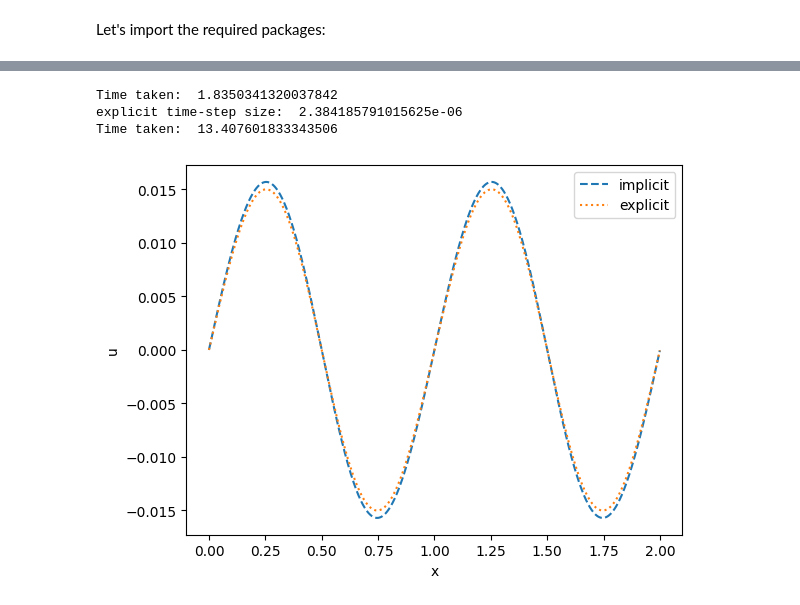
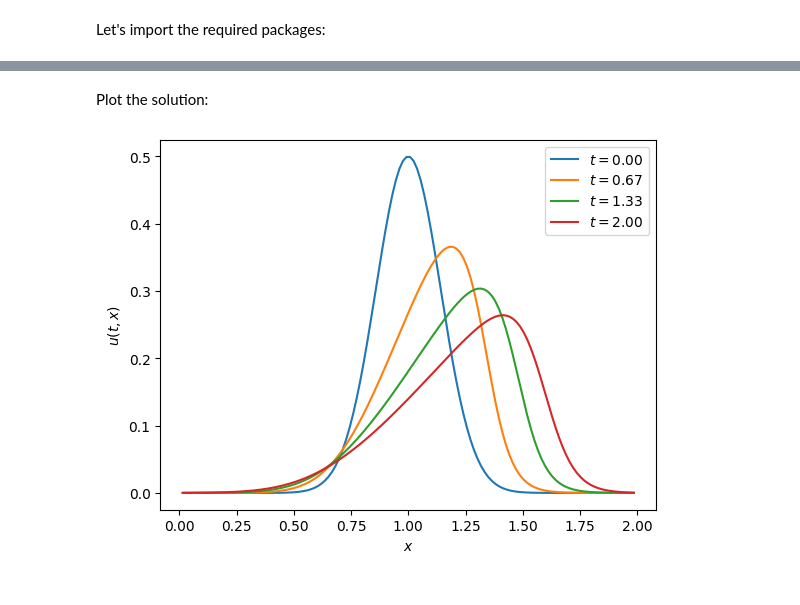
Before and after one commit to christianfenton/jax-fno, a Jupyter notebook: examples/solve_burgers.ipynb, the cells around one changed output, grey strips where cells are left out. Cells and saved outputs as stored; diff of their text form; code cells hidden in the pictures.

Commit message:
Completed upgrade to IVP solver. Now mathes 'scipy's' interface.

```diff
--- a/examples/solve_burgers.ipynb
+++ b/examples/solve_burgers.ipynb
@@ -22,0 +100,9 @@ Now, let's solve the Burgers' equation with Dirichlet boundary conditions.
+# %%
+nu = 1e-2
+bc_values = (0.0, 0.0)
+L = 2.0  # Domain length
+nx = 128  # grid points
+dx = L / (nx + 1)  # grid spacing
+x = jnp.arange(dx, L, dx)  # grid
+
+fun = lambda t, u : burgers_rhs(t, u, nu, bc_values[0], bc_values[1], dx)
@@ -22,0 +111,6 @@ Now, let's solve the Burgers' equation with Dirichlet boundary conditions.
+# %%
+# Create Gaussian initial condition
+center=1.0
+width=0.2
+amplitude=0.5
+y0 = amplitude * jnp.exp(-((x - center) / width) ** 2)
@@ -153,48 +133,11 @@ def solve_burgers_1d(u0, t_final, dt, dx, nu):
-# %%
-# Setup
-nu = 5e-2
-bc_type = solve_ivp.BCType.PERIODIC
-params = {'nu': nu, 'bc_type': bc_type}
-L = 2.0
-nx = 4096
-t_span = (0.0, 2.0)
-
-# Governing equation and Jacobian vector product
-r = solve_ivp.burgers_residual_1d
-jvp = solve_ivp.burgers_jvp_1d
-
-# Initial condition
-amplitude=1.0
-frequency=2.0
-phase=0.0
-sine_ic = jax.jit(lambda x: amplitude * jnp.sin(frequency * jnp.pi * x + phase))
-
-# Solve with implicit (BDF + Newton-Raphson) method
-start_time = time.time()
-t, x, u = solve_ivp.solve(sine_ic, t_span, r, params, L=L, nx=nx, jvp_fn=jvp, dt=1e-2, save_every=100, tol=1e-4, tol_gmres=1e-4)
-u.block_until_ready()
-elapsed_time = time.time() - start_time
-print('Time taken: ', elapsed_time)
-
-# Solve with explicit (midpoint) method
-u0 = sine_ic(x)
-dx = L / nx
-dt = min(dx / jnp.amax(u0), 0.5 * dx**2 / nu)
-print('explicit time-step size: ', dt)
-start_time = time.time()
-uf, _, _ = solve_burgers_1d(u0, t_span[1], dt=dt, dx=dx, nu=nu)
-uf.block_until_ready()
-elapsed_time = time.time() - start_time
-print('Time taken: ', elapsed_time)
-
-fig, ax = plt.subplots()
-ax.plot(x, u[-1, :], ls='--', label='implicit')
-ax.plot(x, uf, ls=':', label='explicit')
-ax.set_xlabel('x')
-ax.set_ylabel('u')
-ax.legend();
-# %% [output]
-Time taken:  1.8350341320037842
-explicit time-step size:  2.384185791015625e-06
-Time taken:  13.407601833343506
-[figure, removed]
+# %% [markdown]
+Plot the solution:
+# %%
+fig, ax = plt.subplots()
+for i in range(len(t)):
+    ax.plot(x, u[i, :], label=f'$t={t[i]:.2f}$')
+ax.set_xlabel('$x$')
+ax.set_ylabel('$u(t, x)$')
+ax.legend();
+# %% [output]
+[figure, added]
```
Also changed, not shown: parts of 11 cells of this notebook, 11 other files.
